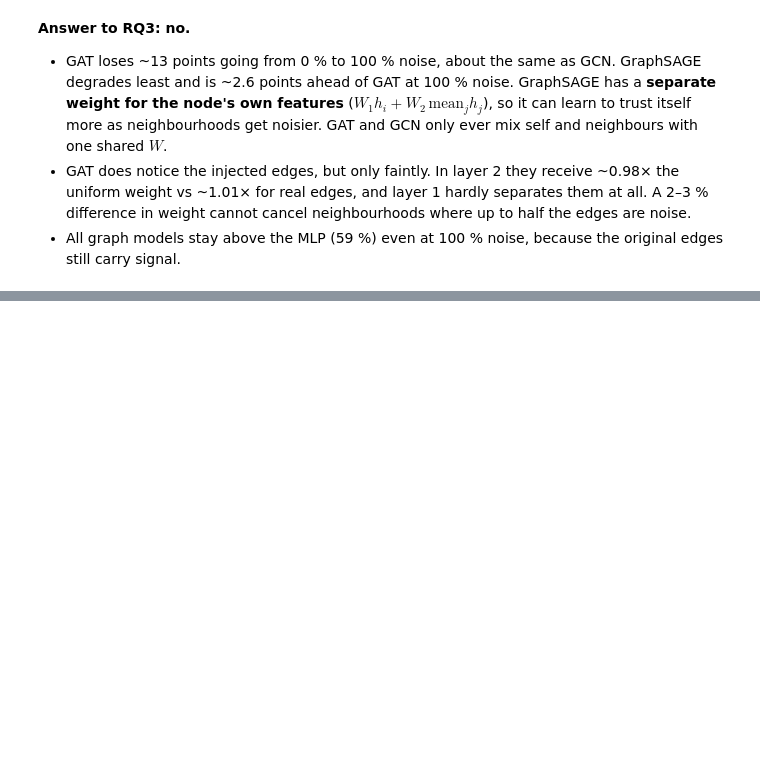
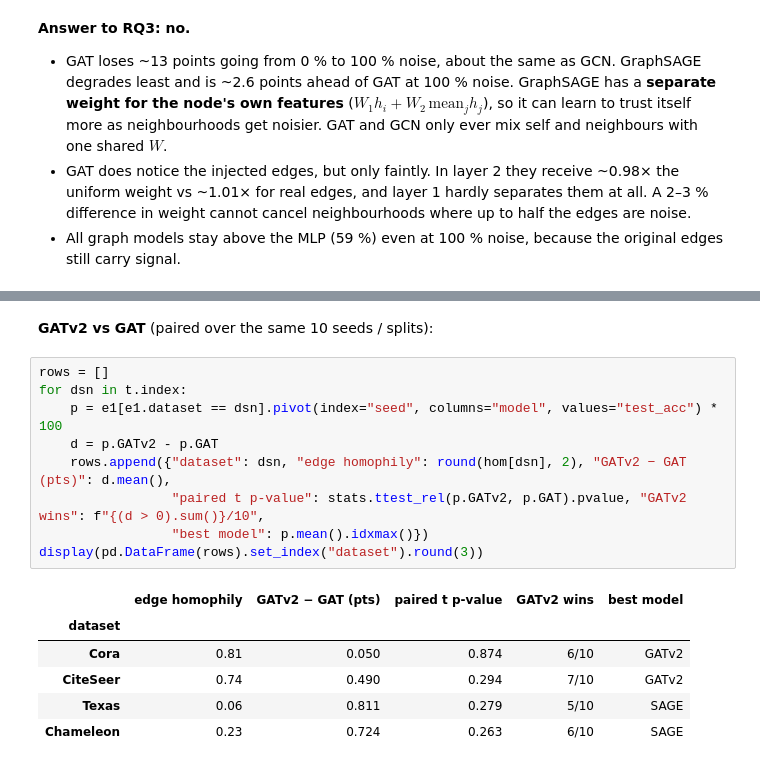
Before and after one commit to YashDolorase/cs545-gat, a Jupyter notebook: GAT_Project.ipynb, the cells around one changed output, grey strips where cells are left out. Cells and saved outputs as stored; diff of their text form; blank space fills up the shorter version.

```diff
--- a/GAT_Project.ipynb
+++ b/GAT_Project.ipynb
@@ -499,0 +617,18 @@ display(t)
+# %% [markdown]
+**GATv2 vs GAT** (paired over the same 10 seeds / splits):
+# %%
+rows = []
+for dsn in t.index:
+    p = e1[e1.dataset == dsn].pivot(index="seed", columns="model", values="test_acc") * 100
+    d = p.GATv2 - p.GAT
+    rows.append({"dataset": dsn, "edge homophily": round(hom[dsn], 2), "GATv2 − GAT (pts)": d.mean(),
+                 "paired t p-value": stats.ttest_rel(p.GATv2, p.GAT).pvalue, "GATv2 wins": f"{(d > 0).sum()}/10",
+                 "best model": p.mean().idxmax()})
+display(pd.DataFrame(rows).set_index("dataset").round(3))
+# %% [output]
+|  | edge homophily | GATv2 − GAT (pts) | paired t p-value | GATv2 wins | best model |
+| dataset |  |  |  |  |  |
+| Cora | 0.81 | 0.050 | 0.874 | 6/10 | GATv2 |
+| CiteSeer | 0.74 | 0.490 | 0.294 | 7/10 | GATv2 |
+| Texas | 0.06 | 0.811 | 0.279 | 5/10 | SAGE |
+| Chameleon | 0.23 | 0.724 | 0.263 | 6/10 | SAGE |
```
Also changed, not shown: parts of 29 cells of this notebook, 12 other files.
